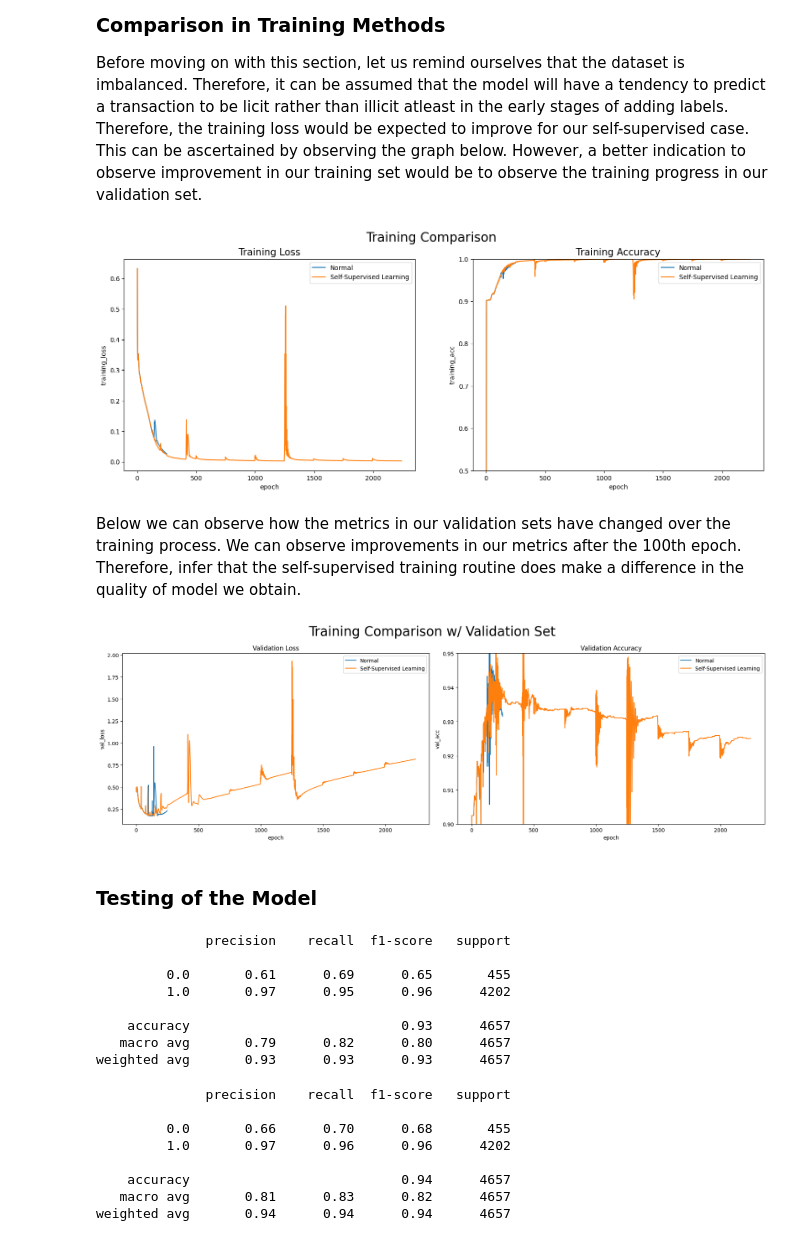
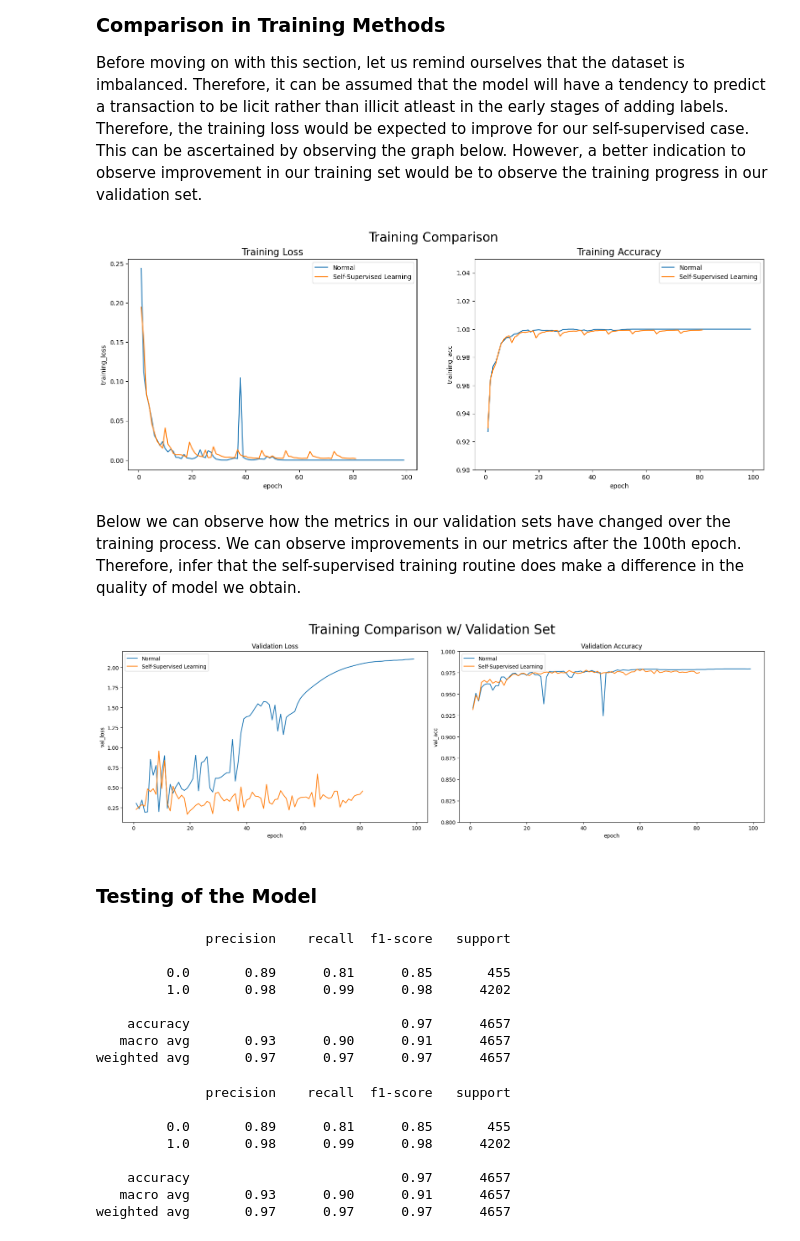
Before and after one commit to alenreuel/data_science_projects, a Jupyter notebook: bitcoin_GNN/notebook.ipynb, the cells around one changed output. Cells and saved outputs as stored; diff of their text form; code cells hidden in the pictures.

```diff
--- a/bitcoin_GNN/notebook.ipynb
+++ b/bitcoin_GNN/notebook.ipynb
@@ -38,7 +38,7 @@ from sklearn.metrics import accuracy_score, classification_report
 import NN_models
 import train_loop
 
-train_loop.device = "cpu"
+train_loop.device = "cuda"
 # %% [output]
 Using device: cuda
 # %%
@@ -362,6 +362,6 @@ Data(x=[175, 215], edge_index=[2, 139], y=[175], train_mask=[175], val_mask=[175
 
 #### Normal Training Loop
 # %%
-model = NN_models.GNN_Model(graph_data["X"].shape[1], 1024, 1, 5, 0.1)
+model = NN_models.GNN_Model(graph_data["x"].shape[1], 1024, 1, 5, 0.1, SAGE=True)
 model.type
 # %% [output]
@@ -369,7 +385,7 @@ KeyError: 'X'
 # %%
 t_loop_normal = train_loop.ModelTraining(model, graph_data)
 if not os.path.exists(cur_path/"best_ind_model.pth"):
-    t_loop_normal.regular_training_loop(cur_path, n_epochs=500)
+    t_loop_normal.regular_training_loop(cur_path, n_epochs=100)
 else:
     t_loop_normal.model.load_state_dict(torch.load(cur_path/"best_ind_model.pth", weights_only=True))
 # %%
@@ -392,7 +408,7 @@ training_logs_df.head(5)
 # %%
 t_loop_self_supervised = train_loop.ModelTraining(model, graph_data)
 if not os.path.exists(cur_path/"best_semi_sup_model.pth"):
-    t_loop_self_supervised.self_supervised_training_loop(cur_path, n_epochs=100, n_iters=10, threshold=0.75)
+    t_loop_self_supervised.self_supervised_training_loop(cur_path, n_epochs=10, n_iters=10, threshold=0.75)
 else:
     t_loop_self_supervised.model.load_state_dict(torch.load(cur_path/"best_semi_sup_model.pth", weights_only=True))
 # %%
@@ -430,29 +446,29 @@ plt.title("Training Loss", fontsize=15)
 plt.subplot(1,2,2)
 sns.lineplot(data=training_logs_df, x="epoch", y="training_acc", label="Normal")
 sns.lineplot(data=training_logs_df_ss, x="overall_epoch", y="training_acc", label="Self-Supervised Learning")
-plt.ylim(0.5, 1)
+plt.ylim(0.9, 1.05)
 plt.title("Training Accuracy", fontsize=15)
 plt.show()
 # %% [output]
-[figure, old version]
+[figure, new version]
 # %% [markdown]
 Below we can observe how the metrics in our validation sets have changed over the training process. We can observe improvements in our metrics after the 100th epoch. Therefore, infer that the self-supervised training routine does make a difference in the quality of model we obtain.
 # %%
 plt.subplots(1,2, figsize=(18,6))
 plt.suptitle("Training Comparison w/ Validation Set", fontsize=25)
 plt.subplot(1,2,1)
 sns.lineplot(data=training_logs_df, x="epoch", y="val_loss", label="Normal")
 sns.lineplot(data=training_logs_df_ss, x="overall_epoch", y="val_loss", label="Self-Supervised Learning")
 plt.title("Validation Loss")
 plt.subplot(1,2,2)
 sns.lineplot(data=training_logs_df, x="epoch", y="val_acc", label="Normal")
 sns.lineplot(data=training_logs_df_ss, x="overall_epoch", y="val_acc", label="Self-Supervised Learning")
-plt.ylim(0.9, 0.95)
+plt.ylim(0.8, 1)
 plt.title("Validation Accuracy")
 plt.tight_layout()
 plt.show()
 # %% [output]
-[figure, old version]
+[figure, new version]
 # %% [markdown]
 ### Testing of the Model
 # %%
@@ -463,20 +479,20 @@ print(classification_report(test_ground_truth_nor, test_preds_nor))
 # %% [output]
               precision    recall  f1-score   support
 
-         0.0       0.61      0.69      0.65       455
-         1.0       0.97      0.95      0.96      4202
+         0.0       0.89      0.81      0.85       455
+         1.0       0.98      0.99      0.98      4202
 
-    accuracy                           0.93      4657
-   macro avg       0.79      0.82      0.80      4657
-weighted avg       0.93      0.93      0.93      4657
+    accuracy                           0.97      4657
+   macro avg       0.93      0.90      0.91      4657
+weighted avg       0.97      0.97      0.97      4657
 # %%
 print(classification_report(test_ground_truth_ss, test_preds_ss))
 # %% [output]
               precision    recall  f1-score   support
 
-         0.0       0.66      0.70      0.68       455
-         1.0       0.97      0.96      0.96      4202
+         0.0       0.89      0.81      0.85       455
+         1.0       0.98      0.99      0.98      4202
 
-    accuracy                           0.94      4657
-   macro avg       0.81      0.83      0.82      4657
-weighted avg       0.94      0.94      0.94      4657
+    accuracy                           0.97      4657
+   macro avg       0.93      0.90      0.91      4657
+weighted avg       0.97      0.97      0.97      4657
```
Also changed, not shown: parts of 5 cells of this notebook, 7 other files.
